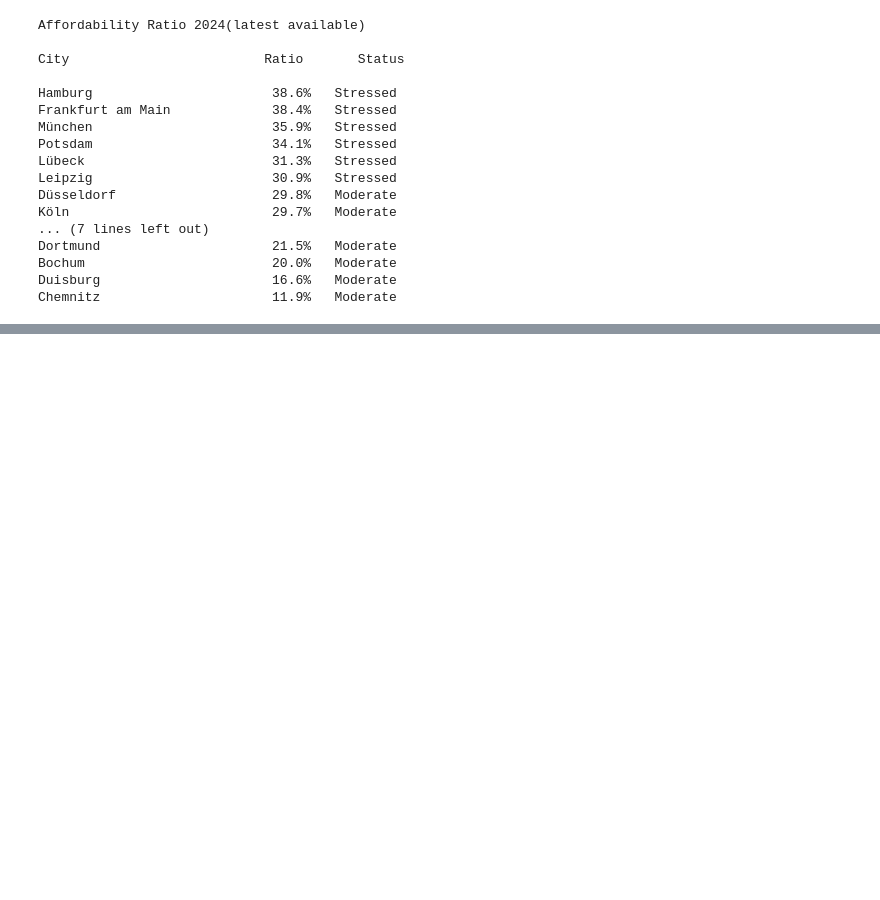
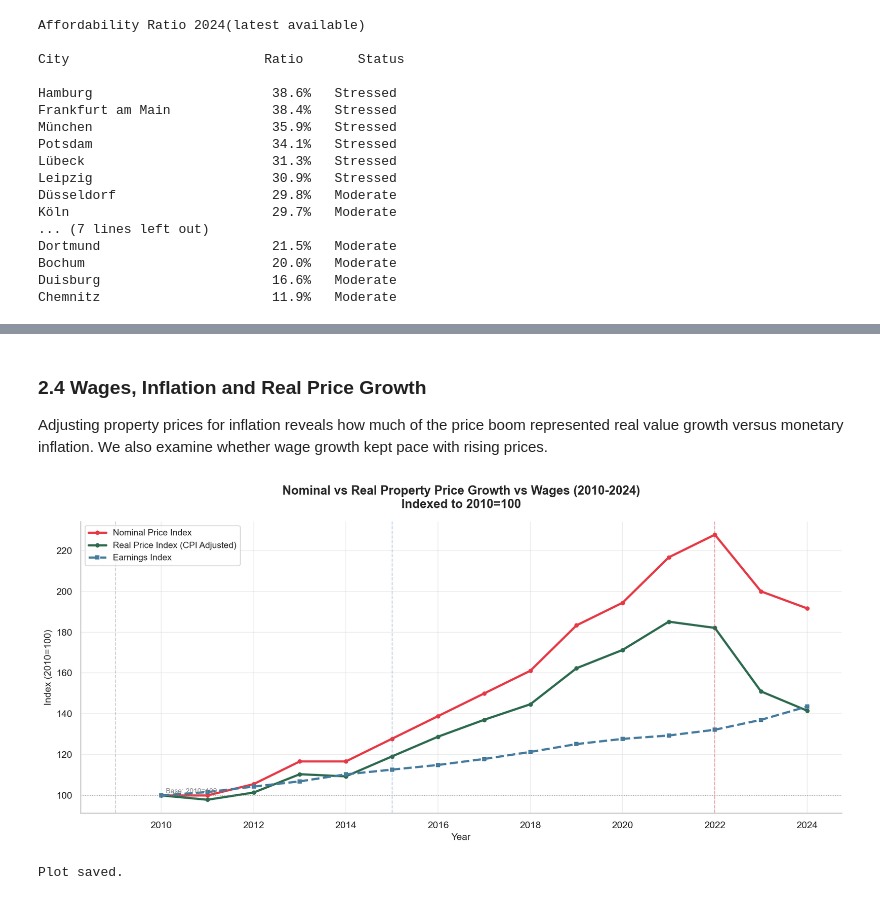
Before and after one commit to meeadi/german-housing-market-analysis, a Jupyter notebook: housing_analysis.ipynb, the cells around one changed output, grey strips where cells are left out. Drawn from its saved outputs; the diff is of its cells as text; code cells hidden in the pictures; blank space fills up the shorter version.

```diff
--- a/housing_analysis.ipynb
+++ b/housing_analysis.ipynb
@@ -517,0 +773,54 @@ Chemnitz                      11.9%   Moderate
+# %% [markdown]
+### 2.4 Wages, Inflation and Real Price Growth
+
+Adjusting property prices for inflation reveals how much of the price boom represented real value growth versus monetary inflation. We also examine whether wage growth kept pace with rising prices.
+# %%
+# Real vs nominal price growth
+
+city_real = city_macro.copy()
+city_real["price_m2_real"] = (city_real["price_m2"] / city_real["cpi_headline"]*100)
+
+# Annual national median
+
+real_nominal = city_real.groupby("year").agg(nominal_price=("price_m2", "median"), real_price=("price_m2_real", "median"), earnings=("earnings_index_monthly_with_bonus", "first")).reset_index().dropna()
+
+# Index everything to 2010=100 for comparison
+
+base_year = 2010
+base = real_nominal[real_nominal["year"] == base_year].iloc[0]
+
+real_nominal["nominal_index"] = (real_nominal["nominal_price"] / base["nominal_price"]*100)
+real_nominal["real_index"] = (real_nominal["real_price"] / base["real_price"]*100)
+real_nominal["earnings_index"] = (real_nominal["earnings"] / base["earnings"]*100)
+
+fig, ax = plt.subplots(figsize=(13,6))
+
+ax.plot(real_nominal["year"], real_nominal["nominal_index"], color="#E63946", linewidth=2.5, marker="o", markersize=4, label="Nominal Price Index")
+ax.plot(real_nominal["year"], real_nominal["real_index"], color="#2D6A4F", linewidth=2.5, marker="o", markersize=4, label="Real Price Index (CPI Adjusted)")
+ax.plot(real_nominal["year"], real_nominal["earnings_index"], color="#457B9D", linewidth=2.5, marker="s", markersize=4, linestyle="--", label="Earnings Index")
+
+# Base year line
+
+ax.axhline(100, color="gray", linestyle=":", alpha=0.6, linewidth=1)
+ax.text(2010.1, 101, "Base: 2010=100", fontsize=8, color="gray")
+
+# Event lines
+
+for year, (label, color) in events.items():
+    ax.axvline(year, color=color, linestyle="--", alpha=0.4, linewidth=1)
+
+ax.set_title("Nominal vs Real Property Price Growth vs Wages (2010-2024)\n" "Indexed to 2010=100", fontsize=14, fontweight="bold", pad=15)
+ax.set_xlabel("Year", fontsize=11)
+ax.set_ylabel("Index (2010=100)", fontsize=11)
+ax.set_xticks(range(2010, 2025, 2))
+ax.legend(fontsize=10)
+ax.grid(True, alpha=0.3)
+
+plt.tight_layout()
+plt.savefig("figures/diag_04_real_vs_nominal.png", dpi=150, bbox_inches="tight")
+plt.show()
+
+print("Plot saved.")
+# %% [output]
+[figure, added]
+Plot saved.
```
Also changed, not shown: parts of 14 cells of this notebook, 5 other files.
